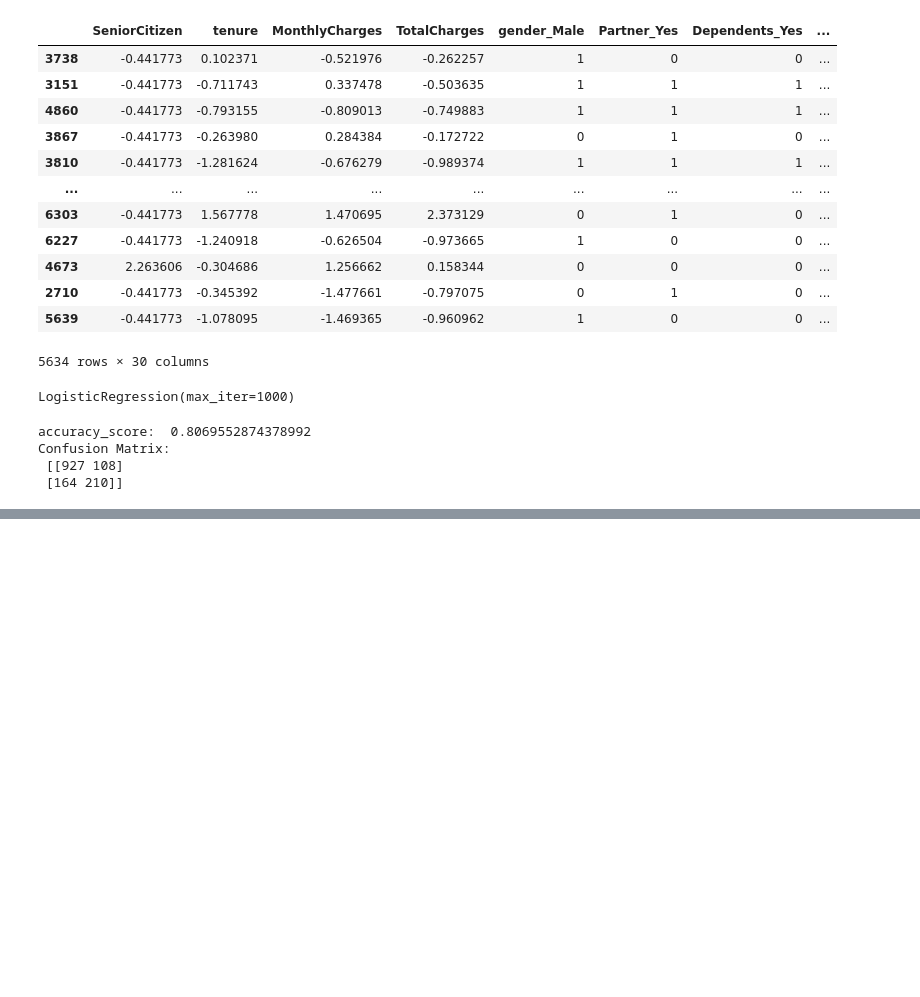
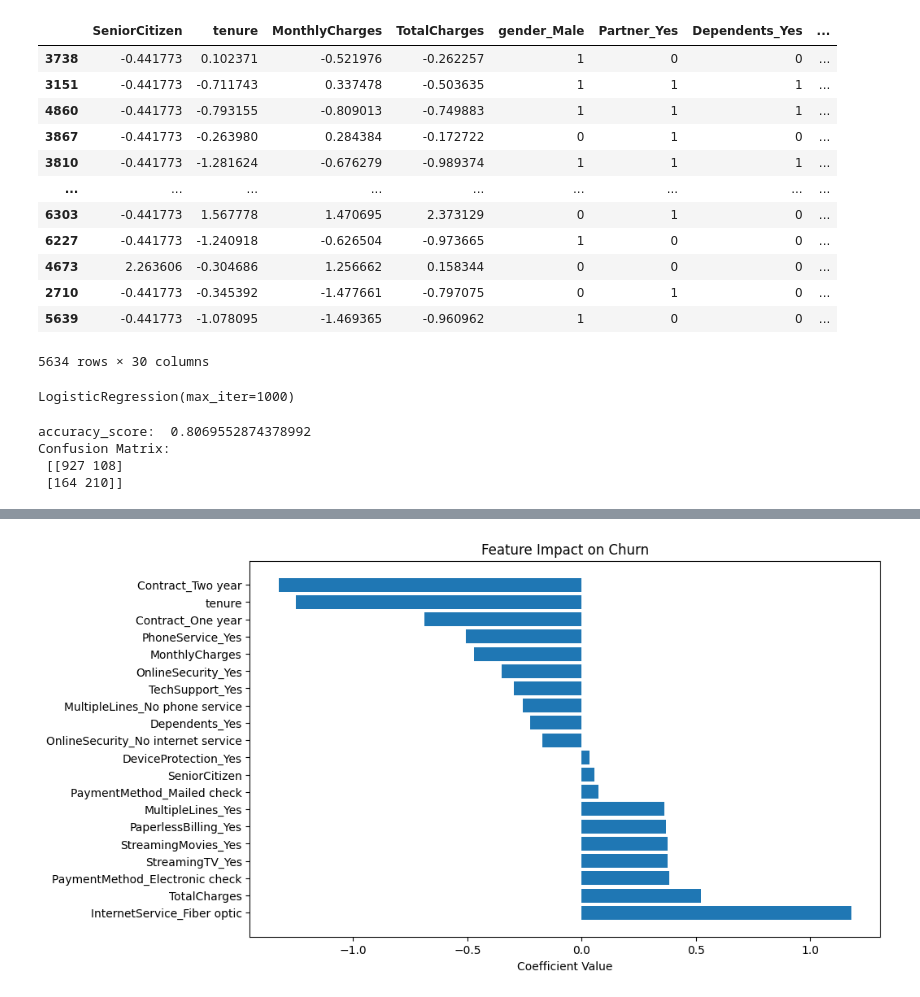
Before and after one commit to stanleyotieno1/Data-analysis-assignment, a Jupyter notebook: Jupyter-files/churn.ipynb, the cells around one changed output, grey strips where cells are left out. Saved outputs shown, nothing was run; the diff lists cells and outputs as text; code cells hidden in the pictures; blank space fills up the shorter version.

Commit message:
Chage: Logistic Regression Coef features

```diff
--- a/Jupyter-files/churn.ipynb
+++ b/Jupyter-files/churn.ipynb
@@ -697,3 +697,12 @@ accuracy_score:  0.8069552874378992
 Confusion Matrix:
  [[927 108]
  [164 210]]
+# %%
+# Create a DataFrame with feature names and coefficients
+
+coef_df = pd.DataFrame({
+    'feature': X_train_encoded.columns,
+    'coefficient': model.coef_[0]
+}).sort_values(by='coefficient', ascending=False)
+
+coef_df.head(10)  # top positive predictors of churn
@@ -699,0 +735,11 @@ Confusion Matrix:
+# %%
+# Take top 10 positive and top 10 negative
+top_features = pd.concat([coef_df.head(10), coef_df.tail(10)])
+
+plt.figure(figsize=(10,6))
+plt.barh(top_features['feature'], top_features['coefficient'])
+plt.xlabel('Coefficient Value')
+plt.title('Feature Impact on Churn')
+plt.show()
+# %% [output]
+[figure, added]
```
Also changed, not shown: parts of 2 cells of this notebook.
